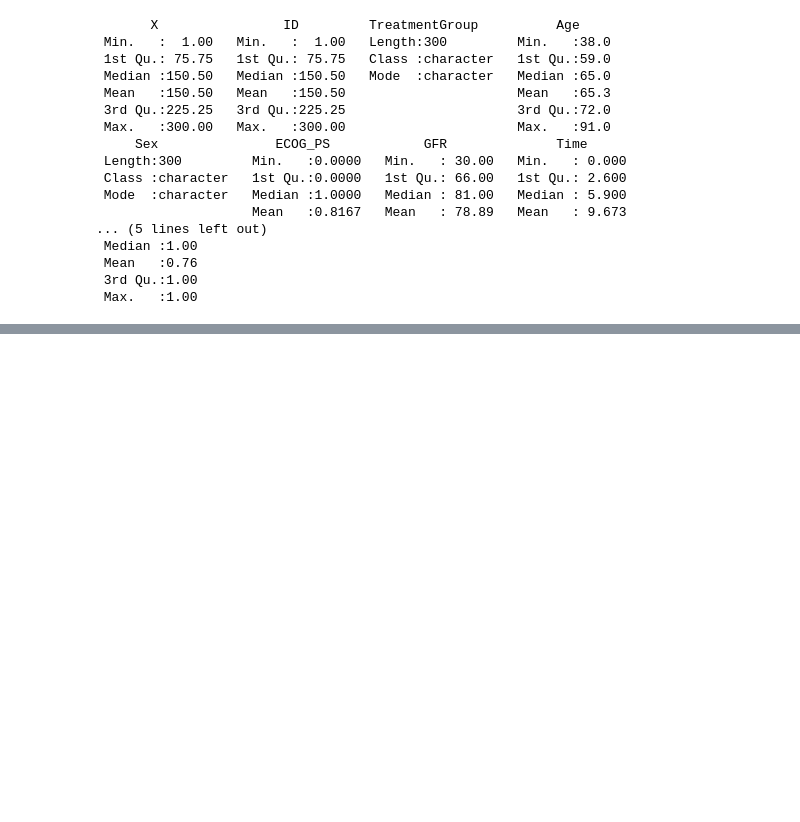
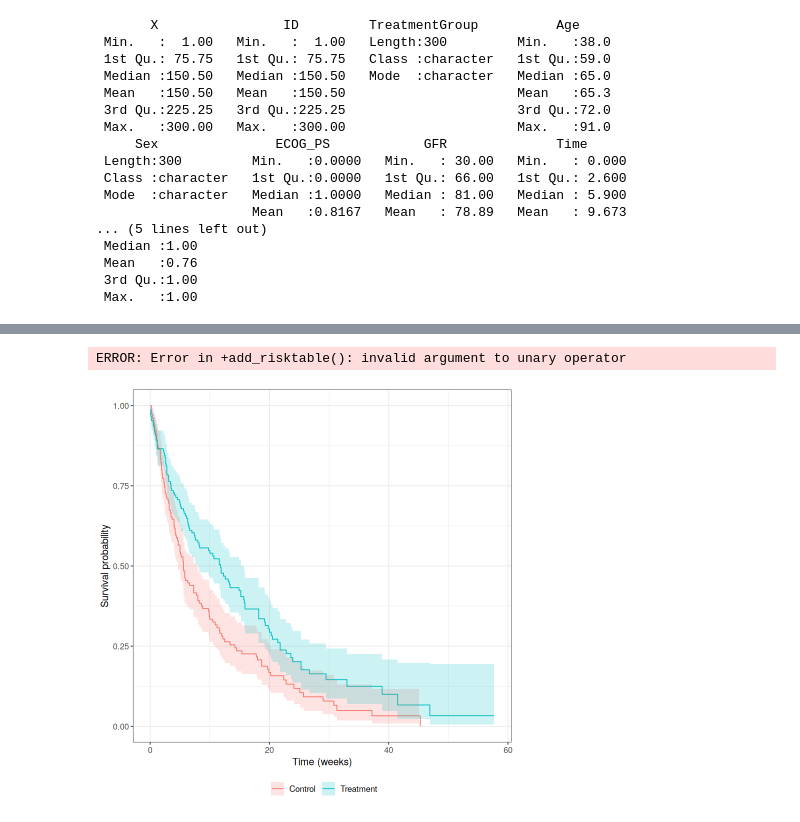
Before and after one commit to reporter6320/GroupA3-sample, a Jupyter notebook: Lab 3/Task_3.ipynb, the cells around one changed output, grey strips where cells are left out. Drawn from its saved outputs; the diff is of its cells as text; code cells hidden in the pictures; blank space fills up the shorter version.

```diff
--- a/Lab 3/Task_3.ipynb
+++ b/Lab 3/Task_3.ipynb
@@ -33,0 +98,14 @@ A data.frame: 6 × 9
+# %%
+# Kaplan-Meier survival curves with confidence intervals by treatment group
+survfit2(Surv(Time, Event) ~ TreatmentGroup, data = data) |>
+  ggsurvfit() +
+  labs(
+    x = "Time (weeks)",
+    y = "Survival probability"
+  ) +
+  add_confidence_interval()
+ +
+    add_risktable()
+# %% [output]
+ERROR: Error in +add_risktable(): invalid argument to unary operator
+[figure, added]
```
Also changed, not shown: parts of 6 cells of this notebook.
